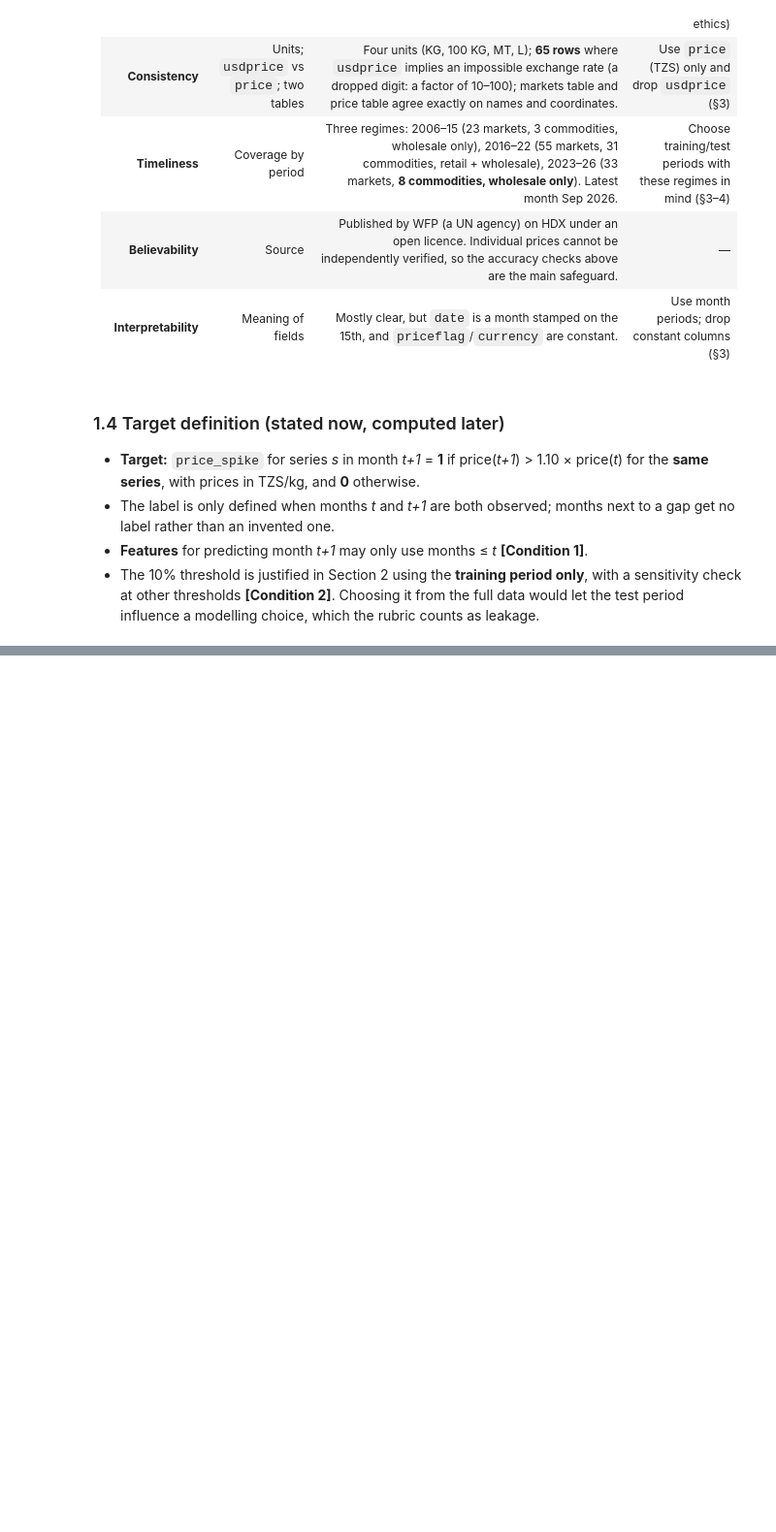
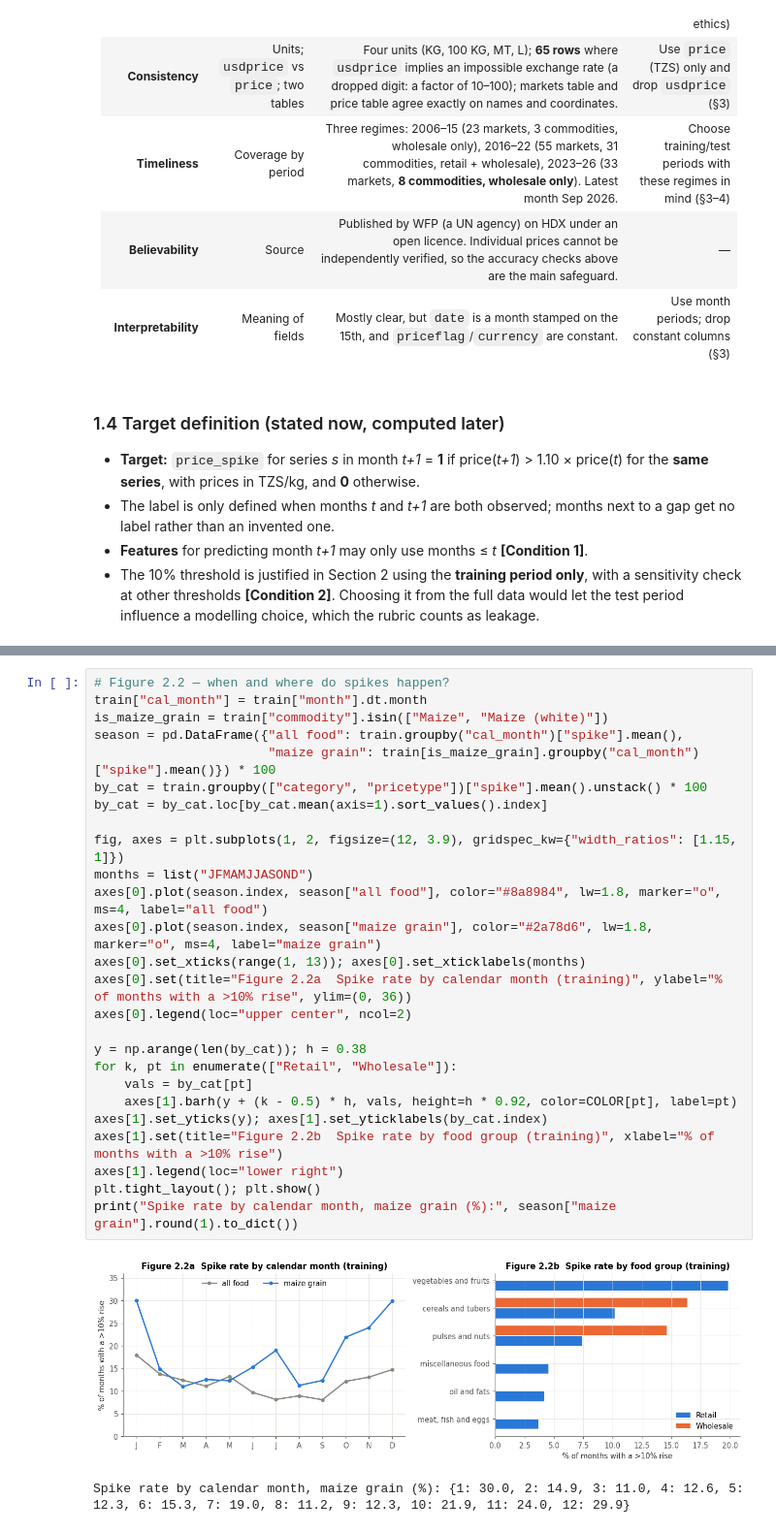
Before and after one commit to Shambhavi-DSAI2006/tanzania-food-price-spikes, a Jupyter notebook: Shambhavi_MiniProject.ipynb, the cells around one changed output, grey strips where cells are left out. Shown at 97% size. Drawn from its saved outputs; the diff is of its cells as text; blank space fills up the shorter version.

```diff
--- a/Shambhavi_MiniProject.ipynb
+++ b/Shambhavi_MiniProject.ipynb
@@ -485,0 +647,29 @@ Price rows from Zanzibar regions: 0
+# %%
+# Figure 2.2 — when and where do spikes happen?
+train["cal_month"] = train["month"].dt.month
+is_maize_grain = train["commodity"].isin(["Maize", "Maize (white)"])
+season = pd.DataFrame({"all food": train.groupby("cal_month")["spike"].mean(),
+                       "maize grain": train[is_maize_grain].groupby("cal_month")["spike"].mean()}) * 100
+by_cat = train.groupby(["category", "pricetype"])["spike"].mean().unstack() * 100
+by_cat = by_cat.loc[by_cat.mean(axis=1).sort_values().index]
+
+fig, axes = plt.subplots(1, 2, figsize=(12, 3.9), gridspec_kw={"width_ratios": [1.15, 1]})
+months = list("JFMAMJJASOND")
+axes[0].plot(season.index, season["all food"], color="#8a8984", lw=1.8, marker="o", ms=4, label="all food")
+axes[0].plot(season.index, season["maize grain"], color="#2a78d6", lw=1.8, marker="o", ms=4, label="maize grain")
+axes[0].set_xticks(range(1, 13)); axes[0].set_xticklabels(months)
+axes[0].set(title="Figure 2.2a  Spike rate by calendar month (training)", ylabel="% of months with a >10% rise", ylim=(0, 36))
+axes[0].legend(loc="upper center", ncol=2)
+
+y = np.arange(len(by_cat)); h = 0.38
+for k, pt in enumerate(["Retail", "Wholesale"]):
+    vals = by_cat[pt]
+    axes[1].barh(y + (k - 0.5) * h, vals, height=h * 0.92, color=COLOR[pt], label=pt)
+axes[1].set_yticks(y); axes[1].set_yticklabels(by_cat.index)
+axes[1].set(title="Figure 2.2b  Spike rate by food group (training)", xlabel="% of months with a >10% rise")
+axes[1].legend(loc="lower right")
+plt.tight_layout(); plt.show()
+print("Spike rate by calendar month, maize grain (%):", season["maize grain"].round(1).to_dict())
+# %% [output]
+[figure, added]
+Spike rate by calendar month, maize grain (%): {1: 30.0, 2: 14.9, 3: 11.0, 4: 12.6, 5: 12.3, 6: 15.3, 7: 19.0, 8: 11.2, 9: 12.3, 10: 21.9, 11: 24.0, 12: 29.9}
```
Also changed, not shown: parts of 30 cells of this notebook.
